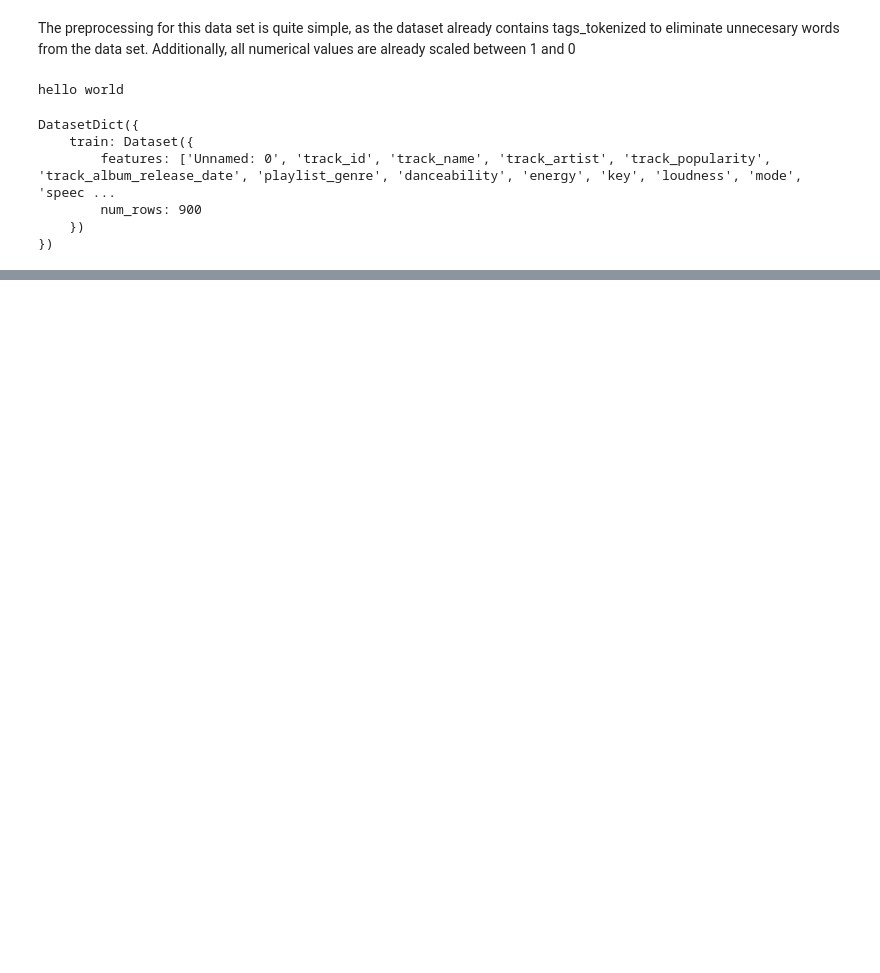
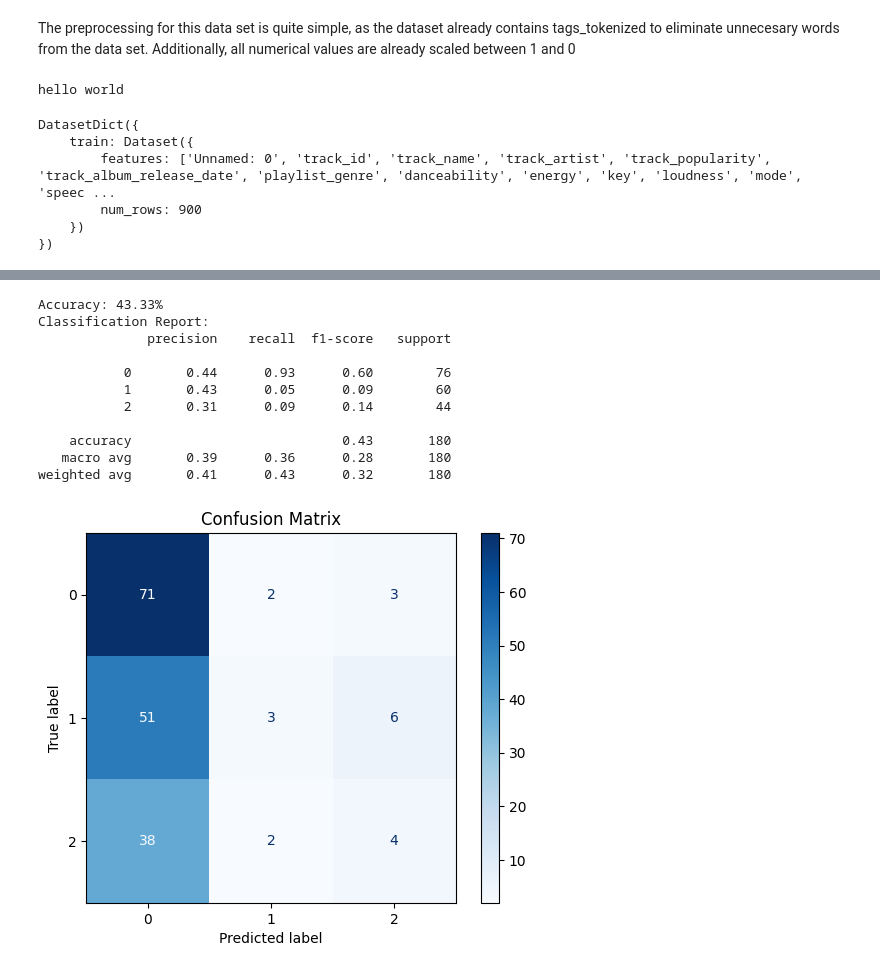
Before and after one commit to coleZeh/Owen-Cole_COSC410-FinalProject, a Jupyter notebook: finalProject.ipynb, the cells around one changed output, grey strips where cells are left out. Drawn from its saved outputs; the diff is of its cells as text; code cells hidden in the pictures; blank space fills up the shorter version.

```diff
--- a/finalProject.ipynb
+++ b/finalProject.ipynb
@@ -20,16 +20,14 @@ DatasetDict({
 # %%
 def classify_popularity(examples):
     try:
-        track_popularity = float(examples['track_popularity'])  # Make sure it's converted to float
+        track_popularity = float(examples['track_popularity'])
     except ValueError:
-        track_popularity = float('nan')  # Handle non-numeric values gracefully
-
-    # Classify based on track popularity
+        track_popularity = float('nan')
     if track_popularity < 0.15:
-        return {'popularity_class': 0}
+        return {'label': 0}
     elif 0.15 <= track_popularity < 0.5:
-        return {'popularity_class': 1}
+        return {'label': 1}
     elif track_popularity >= 0.5:
-        return {'popularity_class': 2}
+        return {'label': 2}
     else:
-        return {'popularity_class': 'unknown'}  # If NaN, mark as unknown
+        return {'label': 'unknown'}
@@ -35,0 +64,46 @@ def classify_popularity(examples):
+# %%
+X = df[['danceability','energy','key', 'loudness', 'tempo', 'speechiness', 'acousticness','liveness','valence',]]  # Add any other relevant features
+y = df['popularity_class']
+
+
+X_train, X_test, y_train, y_test = train_test_split(X, y, test_size=0.2, random_state=42)
+
+
+
+model = LogisticRegression(max_iter=10000, multi_class='ovr', solver='liblinear')
+
+
+model.fit(X_train, y_train)
+
+y_pred = model.predict(X_test)
+
+
+accuracy = accuracy_score(y_test, y_pred)
+print(f"Accuracy: {accuracy * 100:.2f}%")
+
+
+print("Classification Report:")
+print(classification_report(y_test, y_pred))
+
+
+from sklearn.metrics import confusion_matrix, ConfusionMatrixDisplay
+import matplotlib.pyplot as plt
+
+cm = confusion_matrix(y_test, y_pred)
+disp = ConfusionMatrixDisplay(confusion_matrix=cm)
+disp.plot(cmap='Blues')
+plt.title("Confusion Matrix")
+plt.show()
+# %% [output]
+Accuracy: 43.33%
+Classification Report:
+              precision    recall  f1-score   support
+
+           0       0.44      0.93      0.60        76
+           1       0.43      0.05      0.09        60
+           2       0.31      0.09      0.14        44
+
+    accuracy                           0.43       180
+   macro avg       0.39      0.36      0.28       180
+weighted avg       0.41      0.43      0.32       180
+[figure, added]
```
Also changed, not shown: parts of 10 cells of this notebook.
